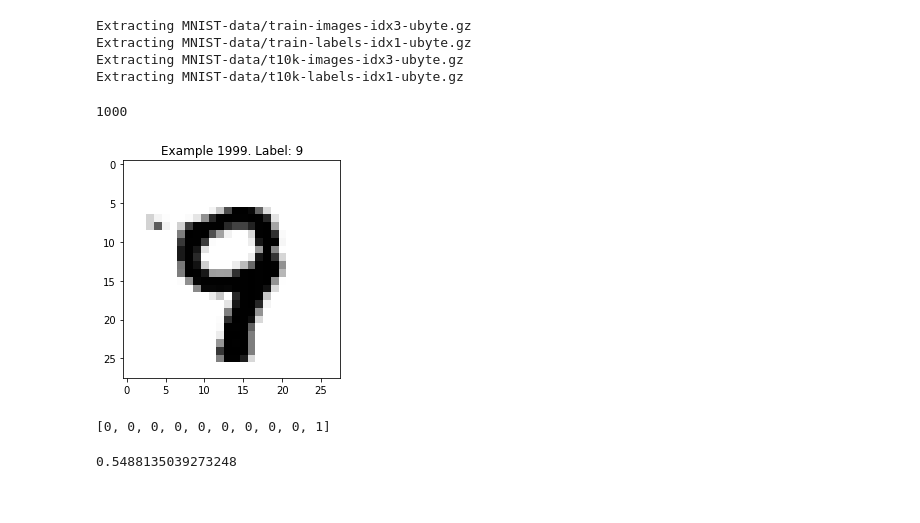
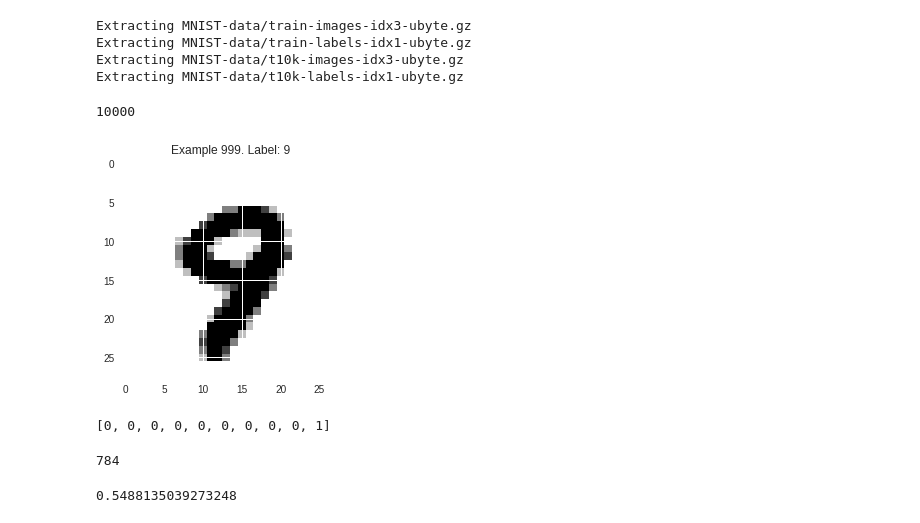
Before and after one commit to vishal-pandey/mnist-ann, a Jupyter notebook: main.ipynb, the cells around one changed output. Saved outputs shown, nothing was run; the diff lists cells and outputs as text; code cells hidden in the pictures.

Commit message:
Weights Update

```diff
--- a/main.ipynb
+++ b/main.ipynb
@@ -17,32 +23,25 @@ Extracting MNIST-data/train-labels-idx1-ubyte.gz
 Extracting MNIST-data/t10k-images-idx3-ubyte.gz
 Extracting MNIST-data/t10k-labels-idx1-ubyte.gz
 # %%
-max_examples = 2000
-data = data[:max_examples]
-labels = labels[:max_examples]
+# max_examples = 3000
+# data = data[:max_examples]
+# labels = labels[:max_examples]
 
-test_data = test_data[:1000]
-test_labels = test_labels[:1000]
+# test_data = test_data[:10000]
+# test_labels = test_labels[:10000]
 
-print(len(test_data))
+# print(len(test_data))
 # %% [output]
-1000
+10000
-# %%
-for i in range(0,len(data)):
-    for j in range(0, len(data[i])):
-        if data[i][j] >= 0.5:
-            data[i][j] = 1
-        else:
-            data[i][j] = 0
 # %%
 def display(i):
     img = data[i]
     plt.title('Example %d. Label: %d' % (i, labels[i]))
     plt.imshow(img.reshape((28,28)), cmap=plt.cm.gray_r)
 # %%
-display(1999)
+display(999)
 # %% [output]
-[figure, old version]
+[figure, new version]
 # %%
 def d_label(i):
     op = []
@@ -57,15 +56,15 @@ d_label(1999)
 # %% [output]
 [0, 0, 0, 0, 0, 0, 0, 0, 0, 1]
 # %%
-
-# weights = np.random.random((784,1))
 w_data = []
 for j in range(0,10):
     np.random.seed(0)
     weights = np.random.random((784,1))
     w_data.append(weights)
 
-# print(len(data[0]))
+print(len(data[0]))
+# %% [output]
+784
 # %%
 print(w_data[0][0][0])
 # %% [output]
```
Also changed, not shown: parts of 9 cells of this notebook, 2 other files.
